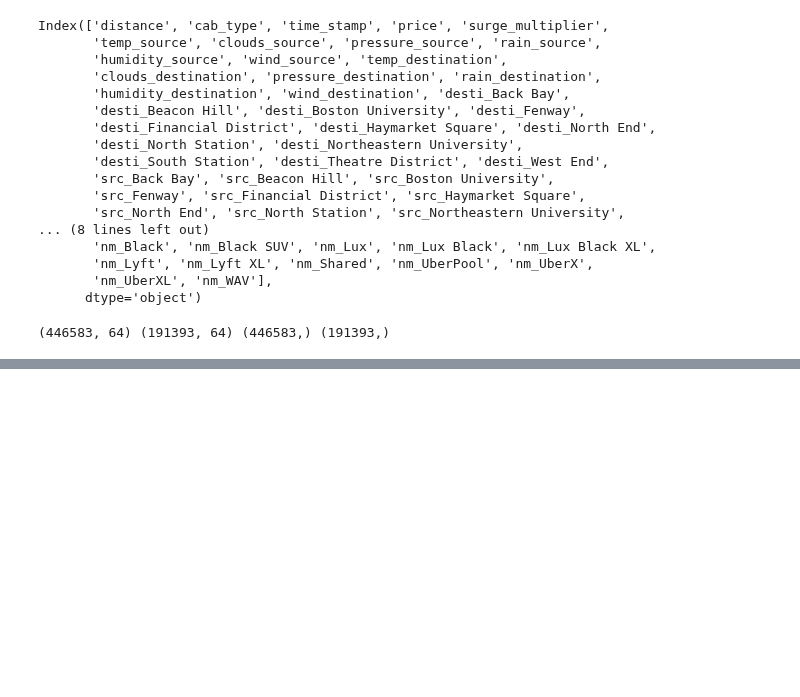
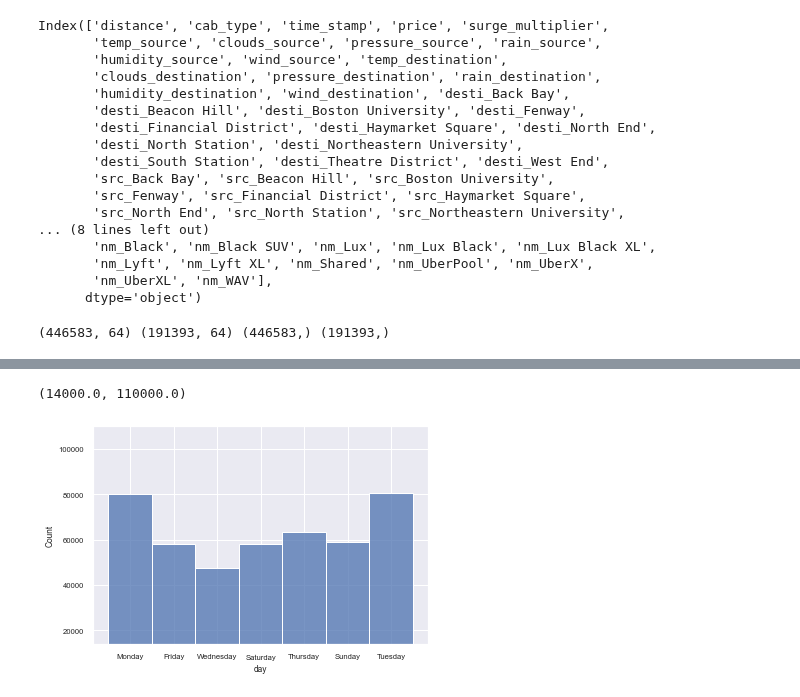
Before and after one commit to cndywu/TheYelpers, a Jupyter notebook: Final_Project.ipynb, the cells around one changed output, grey strips where cells are left out. Saved outputs shown, nothing was run; the diff lists cells and outputs as text; code cells hidden in the pictures; blank space fills up the shorter version.

```diff
--- a/Final_Project.ipynb
+++ b/Final_Project.ipynb
@@ -223,0 +203,8 @@ b.set_ylim(1000,1900)
+# %%
+sns.set(font_scale=0.7)
+#order = ['Monday', 'Tuesday', 'Wednesday', 'Thursday', 'Friday', 'Saturday','Sunday']
+a=sns.histplot(x='day', data=train)
+a.set_ylim(14000,110000)
+# %% [output]
+(14000.0, 110000.0)
+[figure, added]
```
Also changed, not shown: parts of 23 cells of this notebook.
